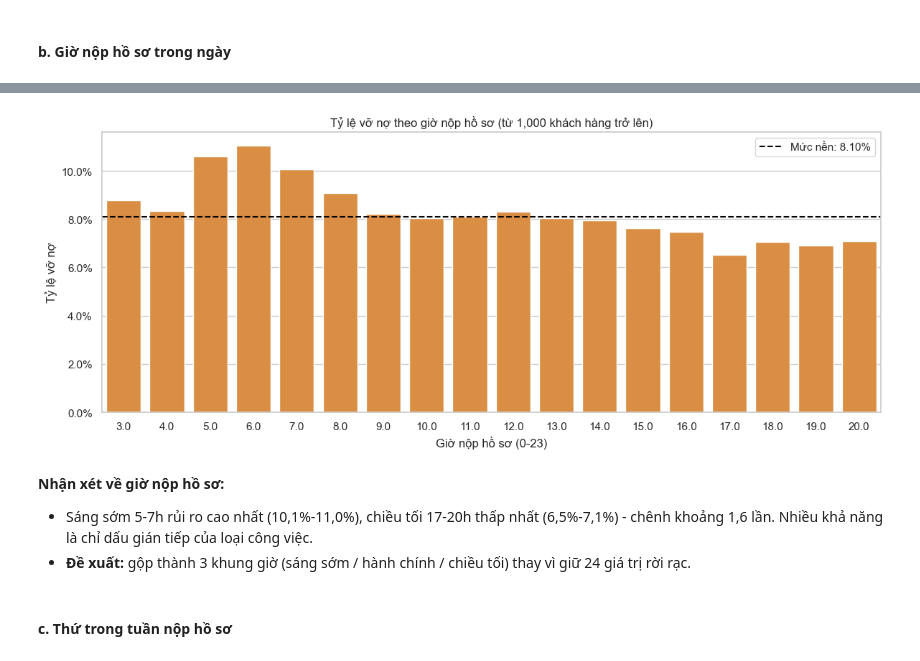
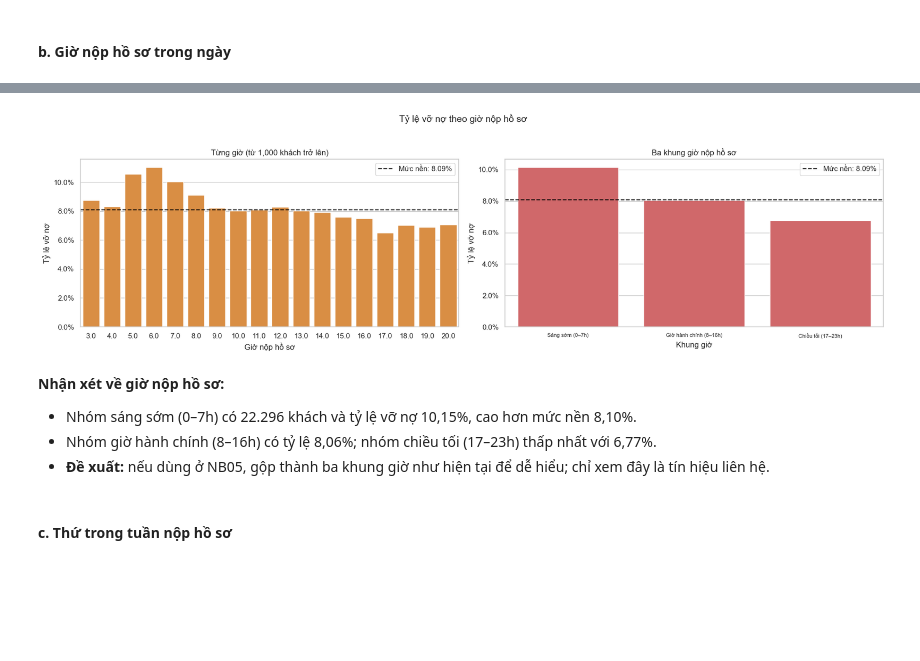
Before and after one commit to thanhhung9720001-collab/credit-risk-classifier, a Jupyter notebook: notebooks/04_eda_visualization.ipynb, the cells around one changed output, grey strips where cells are left out. Saved outputs shown, nothing was run; the diff lists cells and outputs as text; code cells hidden in the pictures; blank space fills up the shorter version.

```diff
--- a/notebooks/04_eda_visualization.ipynb
+++ b/notebooks/04_eda_visualization.ipynb
@@ -312,8 +317,12 @@ plt.show()
 # %% [markdown]
 ##### b. Số con
 # %%
-# Giữ riêng nhóm từ 0 đến 5 con; gộp các trường hợp từ 6 con trở lên.
-df['nhom_so_con'] = pd.cut(df['cnt_children'], bins=[-1, 0, 1, 2, 3, 4, 5, float('inf')], labels=['0', '1', '2', '3', '4', '5', '6+'])
+# Giữ riêng nhóm 0, 1 và 2 con; gộp các trường hợp từ 3 con trở lên để tránh nhóm quá ít khách.
+df['nhom_so_con'] = pd.cut(
+    df['cnt_children'],
+    bins=[-1, 0, 1, 2, float('inf')],
+    labels=['0', '1', '2', '3+']
+)
 
 # Tóm tắt số khách hàng và tỷ lệ nợ xấu theo từng nhóm số con.
 tom_tat_so_con = df.groupby('nhom_so_con', observed=False)['target'].agg(so_khach_hang='size', ty_le_vo_no='mean').reset_index()
@@ -350,8 +353,13 @@ plt.show()
 # %% [markdown]
 ##### c. Quy mô gia đình
 # %%
-# Giữ riêng nhóm từ 1 đến 5 thành viên; gộp các gia đình từ 6 thành viên trở lên.
-df['nhom_quy_mo_gia_dinh'] = pd.cut(df['cnt_fam_members'], bins=[0, 1, 2, 3, 4, 5, float('inf')], labels=['1', '2', '3', '4', '5', '6+'], right=True)
+# Giữ riêng nhóm từ 1 đến 4 thành viên; gộp gia đình từ 5 thành viên trở lên để nhóm ổn định hơn.
+df['nhom_quy_mo_gia_dinh'] = pd.cut(
+    df['cnt_fam_members'],
+    bins=[0, 1, 2, 3, 4, float('inf')],
+    labels=['1', '2', '3', '4', '5+'],
+    right=True
+)
 
 # Tóm tắt số khách hàng và tỷ lệ nợ xấu theo quy mô gia đình.
 tom_tat_quy_mo_gia_dinh = df.groupby('nhom_quy_mo_gia_dinh', observed=False)['target'].agg(so_khach_hang='size', ty_le_vo_no='mean').reset_index()
@@ -740,7 +773,7 @@ ten_nhom = ['Rất thấp', 'Thấp', 'Trung bình', 'Cao', 'Rất cao']
 
 def tao_nhom_phan_vi(du_lieu, ten_cot):
     """
-    Chia một cột số thành 5 nhóm có quy mô gần tương đương.
+    Chia một cột số theo 5 phân vị; giá trị trùng tại mốc có thể làm quy mô nhóm lệch nhau.
     Nhãn nhóm hiển thị cả mức độ và khoảng giá trị thực tế.
     """
 
@@ -1878,21 +2372,40 @@ display(
 # %%
-plt.figure(figsize=(12, 5))
-ax = sns.barplot(data=tom_tat_gio_loc, x='hour_appr_process_start', y='ty_le_vo_no', color='#F28E2B')
-ax.axhline(ty_le_no_xau_nen, color='black', linestyle='--', label=f'Mức nền: {ty_le_no_xau_nen:.2%}')
-ax.set_title(f'Tỷ lệ vỡ nợ theo giờ nộp hồ sơ (từ {nguong_so_khach:,} khách hàng trở lên)')
-ax.set_xlabel('Giờ nộp hồ sơ (0-23)')
-ax.set_ylabel('Tỷ lệ vỡ nợ')
-ax.yaxis.set_major_formatter(ticker.PercentFormatter(1))
-ax.legend()
+fig, axes = plt.subplots(1, 2, figsize=(18, 5))
+
+sns.barplot(
+    data=tom_tat_gio_loc, x='hour_appr_process_start',
+    y='ty_le_vo_no', color='#F28E2B', ax=axes[0]
+)
+axes[0].axhline(ty_le_no_xau_nen, color='black', linestyle='--', label=f'Mức nền: {ty_le_no_xau_nen:.2%}')
+axes[0].set_title(f'Từng giờ (từ {nguong_so_khach:,} khách trở lên)')
+axes[0].set_xlabel('Giờ nộp hồ sơ')
+axes[0].set_ylabel('Tỷ lệ vỡ nợ')
+axes[0].yaxis.set_major_formatter(ticker.PercentFormatter(1))
+axes[0].legend()
+
+sns.barplot(
+    data=tom_tat_khung_gio, x='khung_gio_nop_ho_so',
+    y='ty_le_vo_no', color='#E15759', ax=axes[1]
+)
+axes[1].axhline(ty_le_no_xau_nen, color='black', linestyle='--', label=f'Mức nền: {ty_le_no_xau_nen:.2%}')
+axes[1].set_title('Ba khung giờ nộp hồ sơ')
+axes[1].set_xlabel('Khung giờ')
+axes[1].set_ylabel('Tỷ lệ vỡ nợ')
+axes[1].yaxis.set_major_formatter(ticker.PercentFormatter(1))
+axes[1].tick_params(axis='x', labelsize=8)
+axes[1].legend()
+
+fig.suptitle('Tỷ lệ vỡ nợ theo giờ nộp hồ sơ', y=1.03, fontsize=14)
 plt.tight_layout()
 plt.show()
 # %% [output]
-[figure, old version]
+[figure, new version]
 # %% [markdown]
 **Nhận xét về giờ nộp hồ sơ:**
 
-- Sáng sớm 5-7h rủi ro cao nhất (10,1%-11,0%), chiều tối 17-20h thấp nhất (6,5%-7,1%) - chênh khoảng 1,6 lần. Nhiều khả năng là chỉ dấu gián tiếp của loại công việc.
-- **Đề xuất:** gộp thành 3 khung giờ (sáng sớm / hành chính / chiều tối) thay vì giữ 24 giá trị rời rạc.
+- Nhóm sáng sớm (0–7h) có 22.296 khách và tỷ lệ vỡ nợ 10,15%, cao hơn mức nền 8,10%.
+- Nhóm giờ hành chính (8–16h) có tỷ lệ 8,06%; nhóm chiều tối (17–23h) thấp nhất với 6,77%.
+- **Đề xuất:** nếu dùng ở NB05, gộp thành ba khung giờ như hiện tại để dễ hiểu; chỉ xem đây là tín hiệu liên hệ.
 # %% [markdown]
 #### c. Thứ trong tuần nộp hồ sơ
 # %%
```
Also changed, not shown: parts of 140 cells of this notebook, 1 other file.
